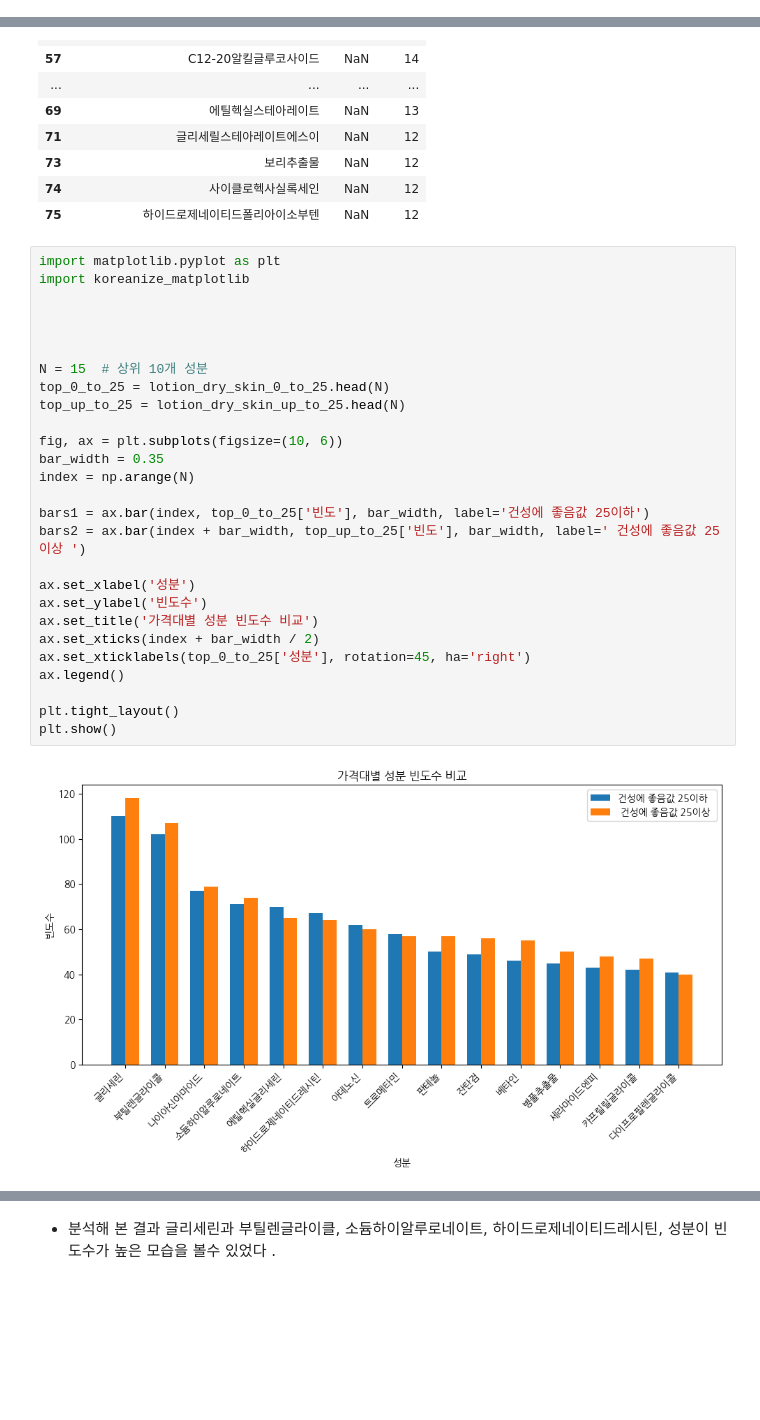
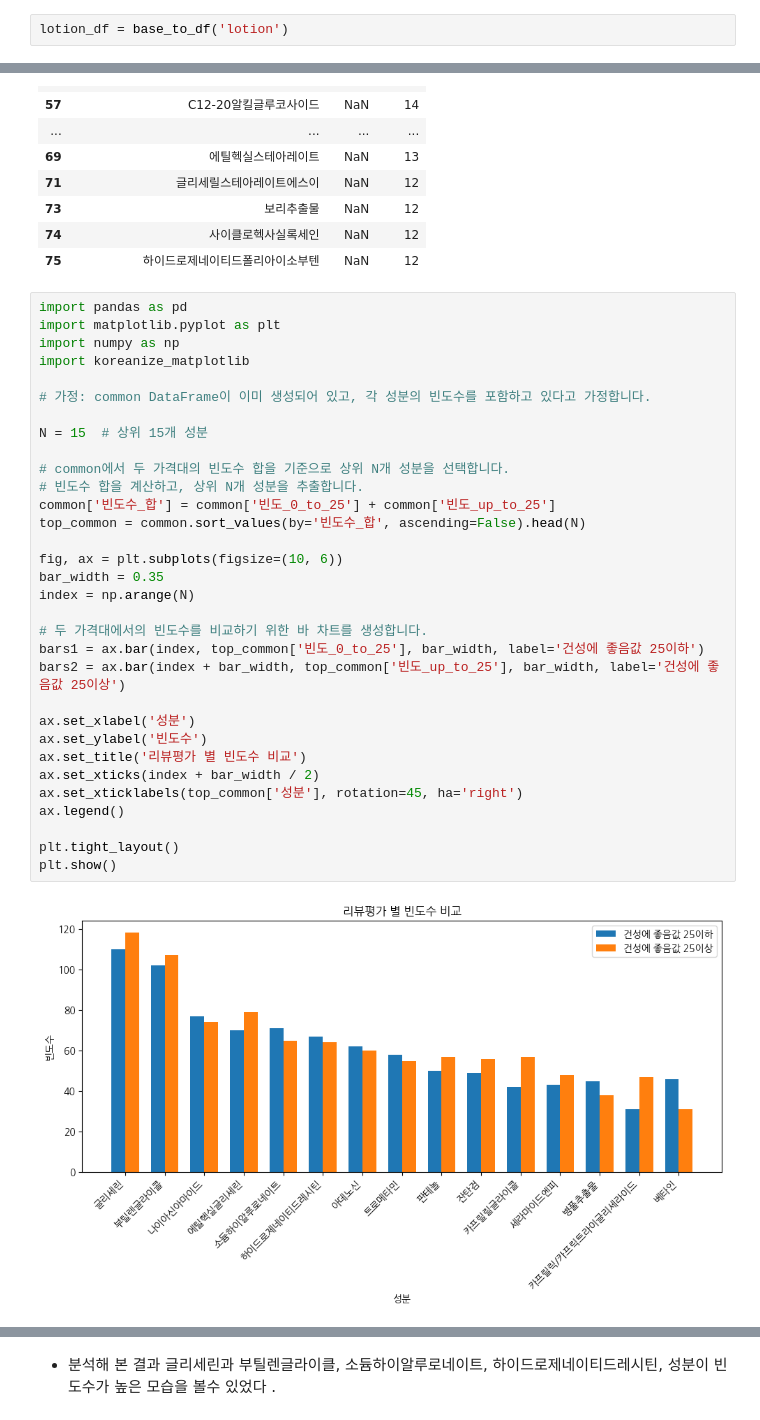
Before and after one commit to addinedu-ros-5th/eda-repo-4, a Jupyter notebook: data_analysis.ipynb, the cells around one changed output, grey strips where cells are left out. Cells and saved outputs as stored; diff of their text form; blank space fills up the shorter version.

```diff
--- a/data_analysis.ipynb
+++ b/data_analysis.ipynb
@@ -170,6 +170,8 @@ def base_to_df(table_name):
 # 이와 같이 사용하여 결과를 원하는 변수에 직접 할당할 수 있습니다.
 # %%
 skin_df =base_to_df('skin')
+# %%
+lotion_df = base_to_df('lotion')
 # %% [markdown]
 - 앞서 lotion 데이터 크롤링 코드에서 작성했었던 성분의 빈도를 비교하는 함수
 # %%
@@ -471,34 +480,39 @@ unique_to_up_to_25
 | 74 | 사이클로헥사실록세인 | NaN | 12 |
 | 75 | 하이드로제네이티드폴리아이소부텐 | NaN | 12 |
 # %%
+import pandas as pd
 import matplotlib.pyplot as plt
+import numpy as np
 import koreanize_matplotlib
 
+# 가정: common DataFrame이 이미 생성되어 있고, 각 성분의 빈도수를 포함하고 있다고 가정합니다.
 
+N = 15  # 상위 15개 성분
 
-
-N = 15  # 상위 10개 성분
-top_0_to_25 = lotion_dry_skin_0_to_25.head(N)
-top_up_to_25 = lotion_dry_skin_up_to_25.head(N)
+# common에서 두 가격대의 빈도수 합을 기준으로 상위 N개 성분을 선택합니다.
+# 빈도수 합을 계산하고, 상위 N개 성분을 추출합니다.
+common['빈도수_합'] = common['빈도_0_to_25'] + common['빈도_up_to_25']
+top_common = common.sort_values(by='빈도수_합', ascending=False).head(N)
 
 fig, ax = plt.subplots(figsize=(10, 6))
 bar_width = 0.35
 index = np.arange(N)
 
-bars1 = ax.bar(index, top_0_to_25['빈도'], bar_width, label='건성에 좋음값 25이하')
-bars2 = ax.bar(index + bar_width, top_up_to_25['빈도'], bar_width, label=' 건성에 좋음값 25이상 ')
+# 두 가격대에서의 빈도수를 비교하기 위한 바 차트를 생성합니다.
+bars1 = ax.bar(index, top_common['빈도_0_to_25'], bar_width, label='건성에 좋음값 25이하')
+bars2 = ax.bar(index + bar_width, top_common['빈도_up_to_25'], bar_width, label='건성에 좋음값 25이상')
 
 ax.set_xlabel('성분')
 ax.set_ylabel('빈도수')
-ax.set_title('가격대별 성분 빈도수 비교')
+ax.set_title('리뷰평가 별 빈도수 비교')
 ax.set_xticks(index + bar_width / 2)
-ax.set_xticklabels(top_0_to_25['성분'], rotation=45, ha='right')
+ax.set_xticklabels(top_common['성분'], rotation=45, ha='right')
 ax.legend()
 
 plt.tight_layout()
 plt.show()
 # %% [output]
-[figure, old version]
+[figure, new version]
 # %%
 import matplotlib.pyplot as plt
 import numpy as np
```
Also changed, not shown: parts of 10 cells of this notebook.
